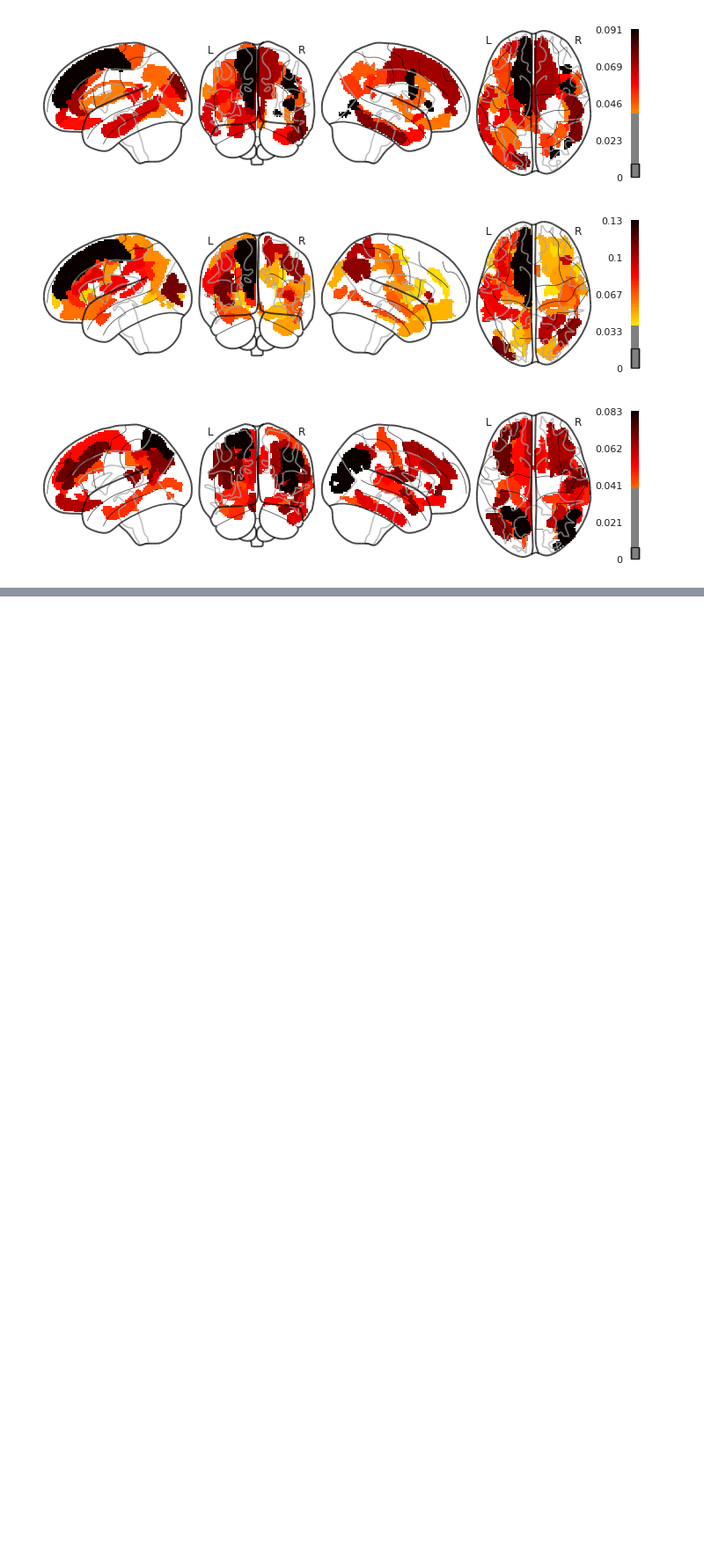
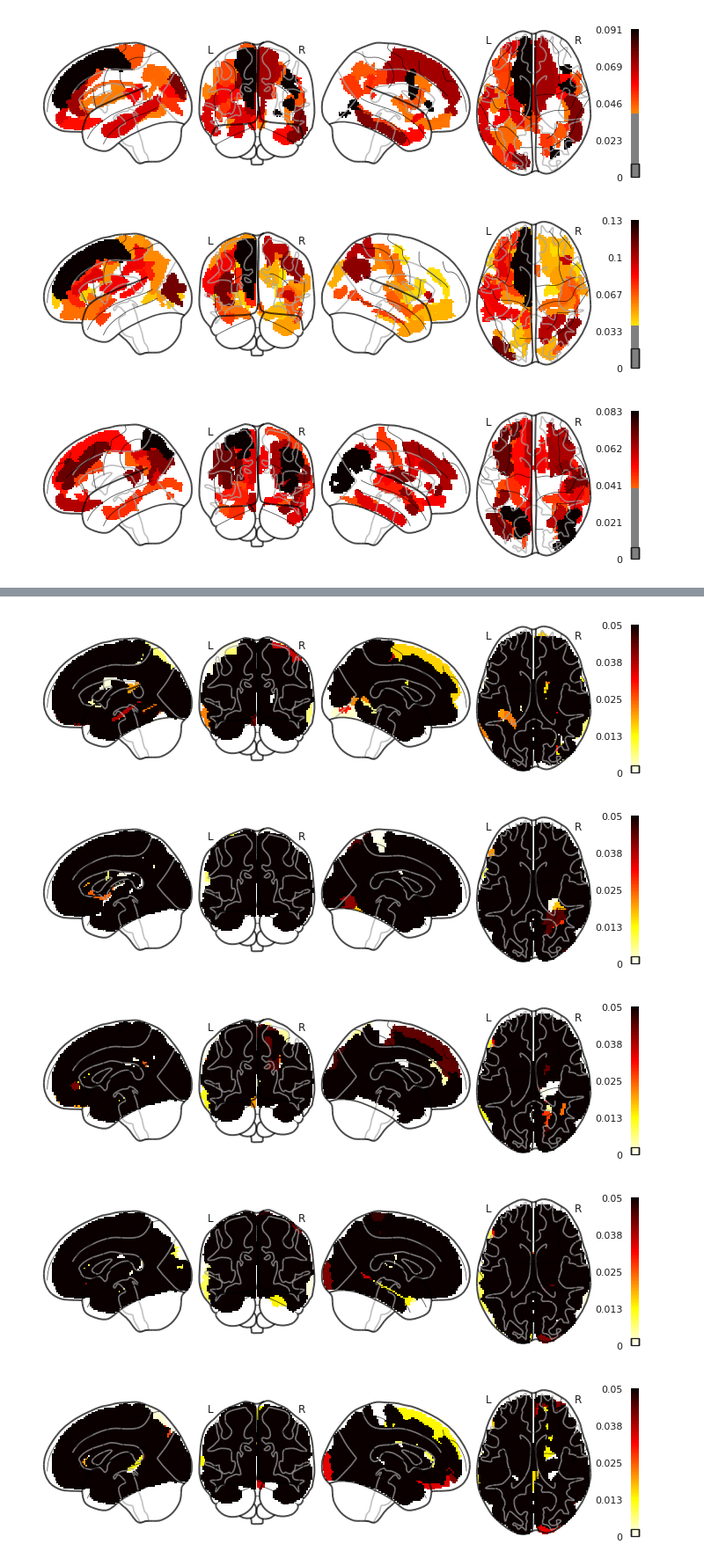
Before and after one commit to Xanthylajoie/sex_diff, a Jupyter notebook: Final_sexdiff_code.ipynb, the cells around one changed output, grey strips where cells are left out. Shown at 88% size. Saved outputs shown, nothing was run; the diff lists cells and outputs as text; code cells hidden in the pictures; blank space fills up the shorter version.

Commit message:
bootstrap and p value significant regions

```diff
--- a/Final_sexdiff_code.ipynb
+++ b/Final_sexdiff_code.ipynb
@@ -562,0 +434,2 @@ for img in image.iter_img(coef_image):
+# %%
+df_boot = pd.read_csv("/home/xlajoie/Desktop/Final_HCP_database.csv")
@@ -562,0 +608,36 @@ for img in image.iter_img(coef_image):
+# %%
+def bootstrap_scores(boot_coefs):
+    """
+    Calculate z scores and p-value based on bootstrap coefficients
+
+    Parameters
+    ----------
+    boot_coefs: bootstrap coefficients (array-like)
+
+    Returns
+    ----------
+    z_scores: z scores calculated from bootstrap coefficients
+    pval: p-value calculated from z-scores
+    pval_bonf: corrected p-values using bonferonni correction
+    """
+    z_scores = np.mean(boot_coefs, axis=0)/np.std(boot_coefs, axis=0)
+    assert np.sum(np.isnan(z_scores)) == 0
+    pval = 2 * (1 - norm.cdf(np.abs(z_scores)))
+    pval_bonf = np.where(pval < (0.05/len(pval)), z_scores, 0)
+    boot_z_fdr = np.where(boot_pval < fdr(boot_pval, q=0.05), boot_z, 0)
+
+    return z_scores, pval, pval_bonf, boot_z_dr
+# %%
+z_score, pval, pval_bonf = bootstrap_scores(bootstrap_coef)
+# %%
+coef_image = vector2img4d(pval,masker)
+# %%
+for img in image.iter_img(coef_image):
+    # img is now an in-memory 3D img
+    plotting.plot_glass_brain(img,display_mode = "lyrz", vmin = 0, vmax = 0.05, colorbar=True)
+# %% [output]
+[figure, added]
+[figure, added]
+[figure, added]
+[figure, added]
+[figure, added]
```
Also changed, not shown: parts of 15 cells of this notebook.
